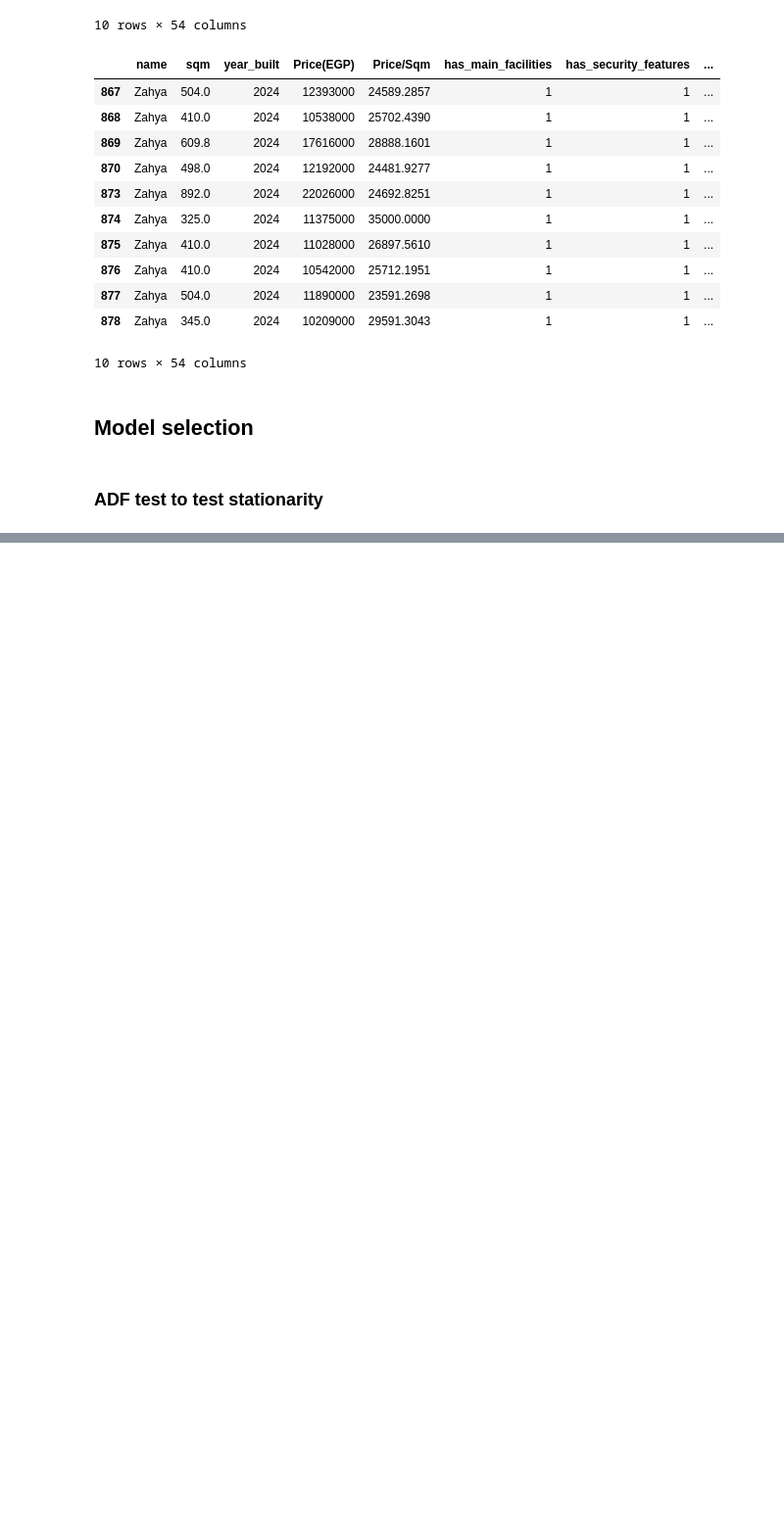
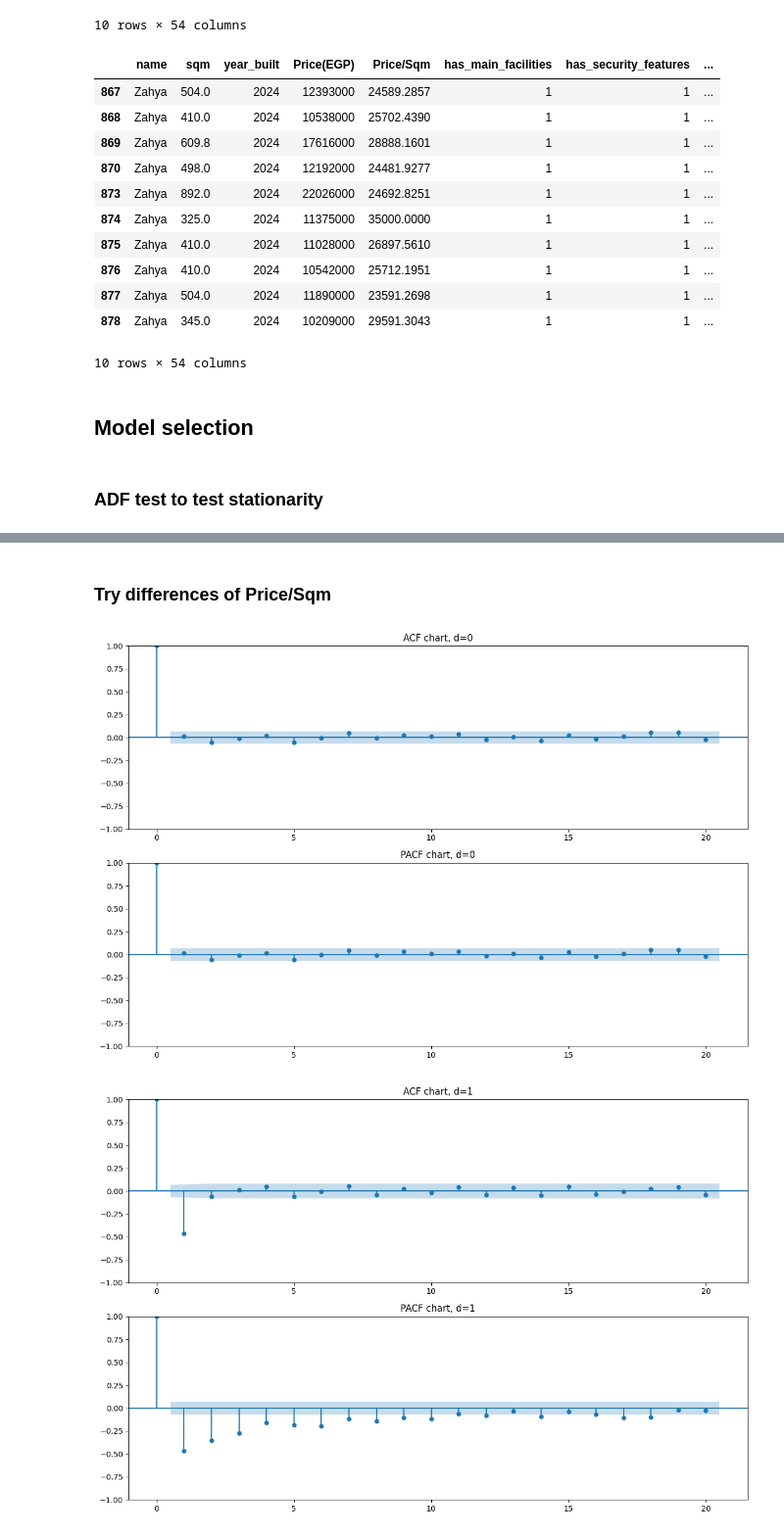
Before and after one commit to MinaAlberDS/Codveda-Internship, a Jupyter notebook: Level 3/Task 1/Time series.ipynb, the cells around one changed output, grey strips where cells are left out. Shown at 98% size. Drawn from its saved outputs; the diff is of its cells as text; code cells hidden in the pictures; blank space fills up the shorter version.

```diff
--- a/Level 3/Task 1/Time series.ipynb
+++ b/Level 3/Task 1/Time series.ipynb
@@ -183,0 +227,9 @@ Warnings:
+# %% [markdown]
+### Try differences of Price/Sqm
+# %%
+price_sqm_data = df["Price/Sqm"]
+
+d_acf_pacf_charts(price_sqm_data, 5)
+# %% [output]
+[figure, added]
+[figure, added]
```
Also changed, not shown: parts of 14 cells of this notebook, 12 other files.
